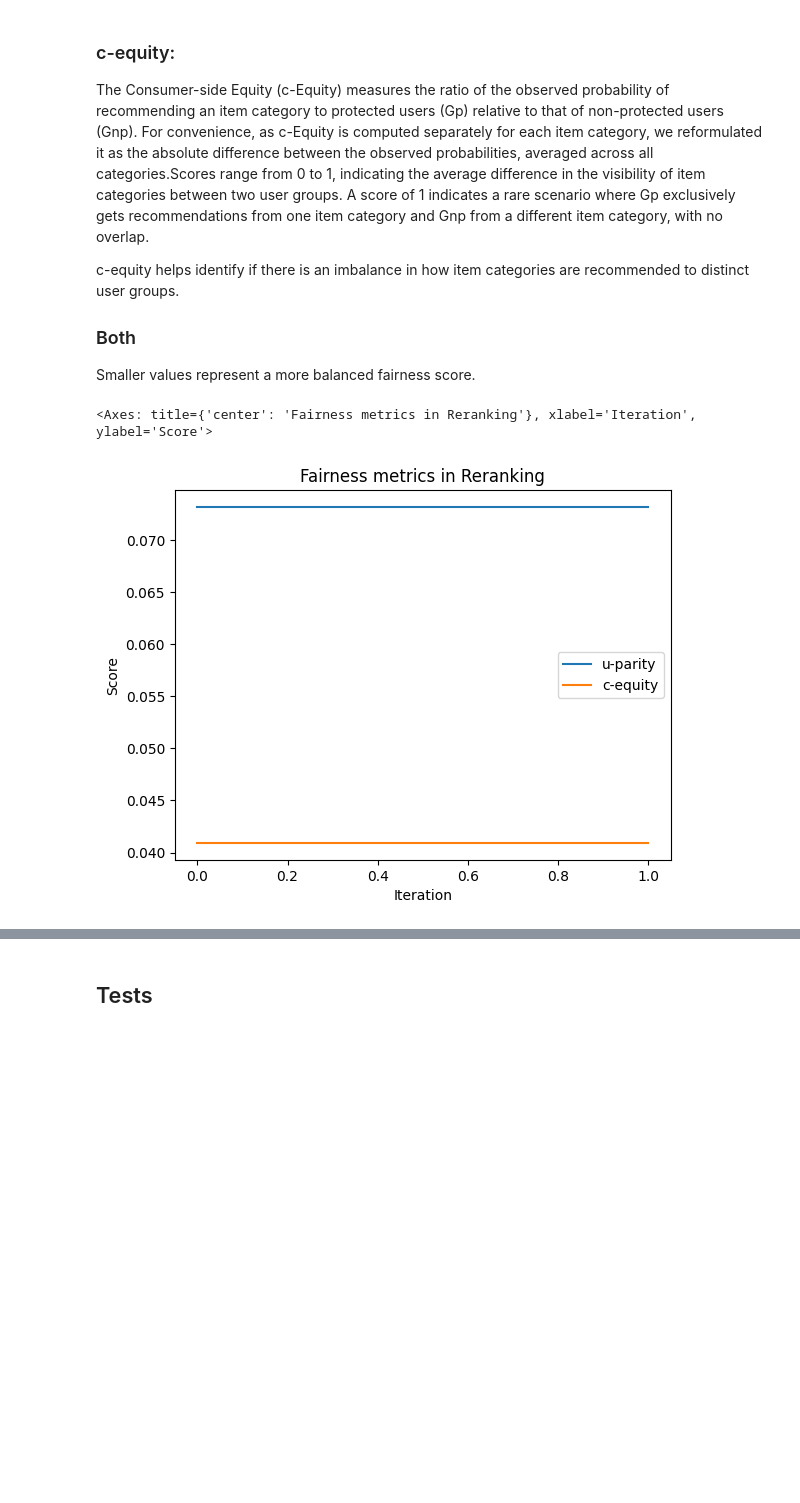
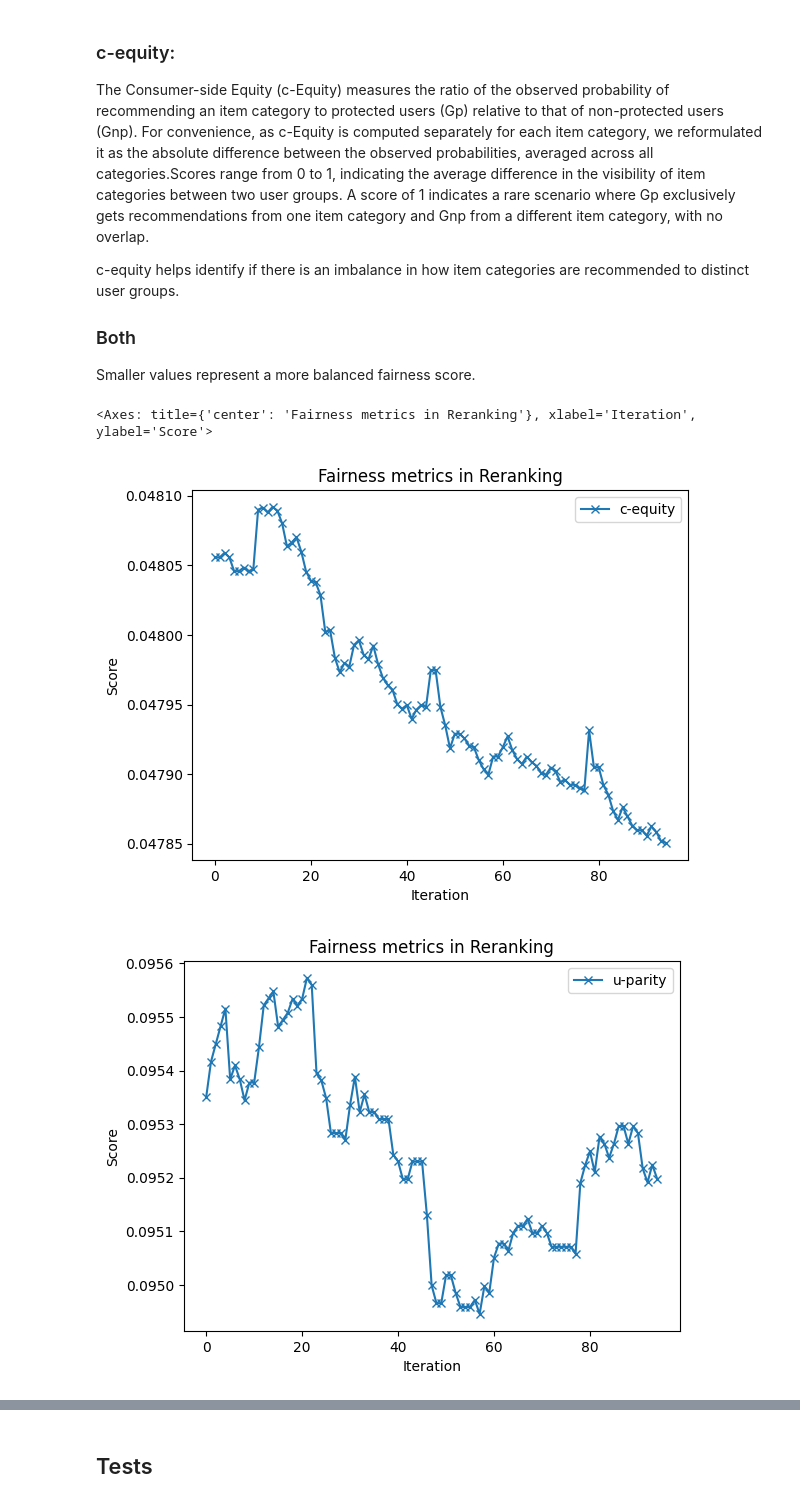
Before and after one commit to edualvss/fair_neighborhood, a Jupyter notebook: notebooks/ML1M-Agentic.ipynb, the cells around one changed output, grey strips where cells are left out. Cells and saved outputs as stored; diff of their text form; code cells hidden in the pictures; blank space fills up the shorter version.

Commit message:
:zap: First stable recsys generation for a sample of 100 users

```diff
--- a/notebooks/ML1M-Agentic.ipynb
+++ b/notebooks/ML1M-Agentic.ipynb
@@ -961,14 +957,15 @@ users_to_test
 # %%
 RETRY_ALLOWED = 3
 
-users_with_recommendations = []
+for user_id in range(0,100):
+    # A single "thread" per experiment (not working)
+    #config = {"configurable":{"thread_id": f"experiment_{experiment_id}","user_id": user_id}}
+    # A exclusive "thread" per user
+    config = {"configurable":{"thread_id": f"u_{user_id}"}}
 
-for user_id in range(0,3):
     n_try = 1
     while n_try < RETRY_ALLOWED:
         try:
-            config = {"configurable":{"thread_id": f"experiment_{experiment_id}","user_id": user_id}}
-
             print(f"\n# Prompt[{user_id}]: Recommend movies for the user {user_id}. The user is in {get_user_group(user_id)} group.")
             result = agent.invoke(
                 {
@@ -977,14 +974,19 @@ for user_id in range(0,3):
                 config=config,
                 context=UserContext(user_id=user_id,session_id=experiment_id)
             )
-            users_with_recommendations.append(user_id)
+            if 'recommended_items' not in result:
+                print("SEM RECOMMENDED ITEM: User: ", user_id)
+                raise Exception("No recommended_items found in result.")
+
             break # If successfull, continue to the next user.
             #print(result['messages'][-1].pretty_print())
         except Exception as e:
-            logger.warning(f"[Users loop] - Problem generating recommendation for the User[{user_id}]: {e}")
+            logger.error(f"[Users loop] - Problem generating recommendation for the User[{user_id}]: {e}")
             n_try += 1
             if n_try >= RETRY_ALLOWED:
+                print("NÃO GEROU - User: ", user_id)
                 logger.error(f"[Users loop] - Error: it was not possible generate recommendation for the user[{user_id}]: {e}")
+            print("User ",user_id, "Retrying... Attempt ", n_try)
 # %% [output]
 # Prompt[0]: Recommend movies for the user 0. The user is in non-protected group.
 [GetUserHistory] user_id: 0
@@ -1012,17 +1031,36 @@ users_with_recommendations
 # %%
+tested_users = set()
+
 # u-parity
 namespace_for_uparity = ("metrics","u-parity")
-metric_items = store.search(namespace_for_uparity)
+metric_items = store.search(namespace_for_uparity,limit=10000)
 uparity_list = []
 for metric in metric_items:
     print(f"u-parity@{metric.key}" , metric.value['mean'])
+
+    user_id = metric.value['user_id']
+    if user_id in tested_users:
+        print(f"Warning: User {user_id} already tested for u-parity.")
+        uparity_list.pop() # remove last added
+    tested_users.add(user_id)
+
     uparity_list.append(metric.value)
+
+
+tested_users = set()
 
 # c-equity
 namespace_for_cequity = ("metrics","c-equity")
-metric_items = store.search(namespace_for_cequity)
+metric_items = store.search(namespace_for_cequity,limit=10000)
 cequity_list = []
 for metric in metric_items:
     print(f"c-equity@{metric.key}" , metric.value['mean'])
+
+    user_id = metric.value['user_id']
+    if user_id in tested_users:
+        print(f"Warning: User {user_id} already tested for c-equity.")
+        cequity_list.pop() # remove last added
+    tested_users.add(user_id)
+
     cequity_list.append(metric.value)
 # %% [output]
@@ -1062,8 +1113,11 @@ c-equity helps identify if there is an imbalance in how item categories are reco
 ### Both
 
 Smaller values represent a more balanced fairness score.
-# %%
-df_result[['u-parity','c-equity']].plot(xlabel='Iteration', ylabel='Score', title='Fairness metrics in Reranking')
-# %% [output]
-<Axes: title={'center': 'Fairness metrics in Reranking'}, xlabel='Iteration', ylabel='Score'>
-[figure, removed]
+# %%
+#df_result[['u-parity','c-equity']].plot(xlabel='Iteration', ylabel='Score',marker="x", title='Fairness metrics in Reranking')
+df_result[['c-equity']].plot(xlabel='Iteration', ylabel='Score',marker="x", title='Fairness metrics in Reranking')
+df_result[['u-parity']].plot(xlabel='Iteration', ylabel='Score', marker="x", title='Fairness metrics in Reranking')
+# %% [output]
+<Axes: title={'center': 'Fairness metrics in Reranking'}, xlabel='Iteration', ylabel='Score'>
+[figure, added]
+[figure, added]
```
Also changed, not shown: parts of 48 cells of this notebook.
